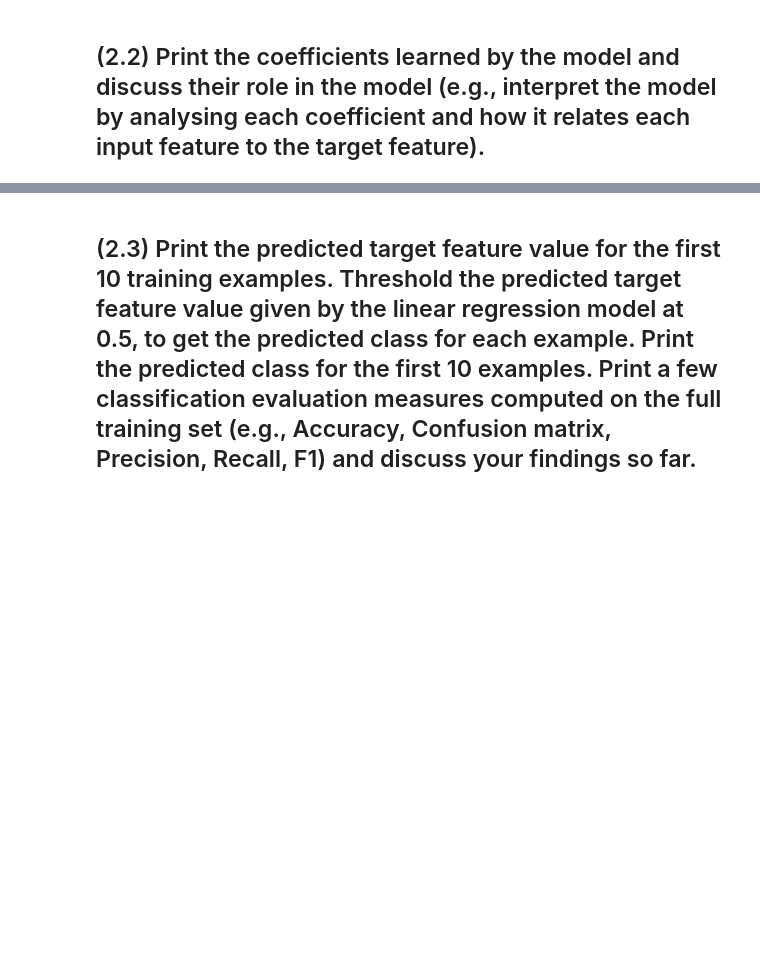
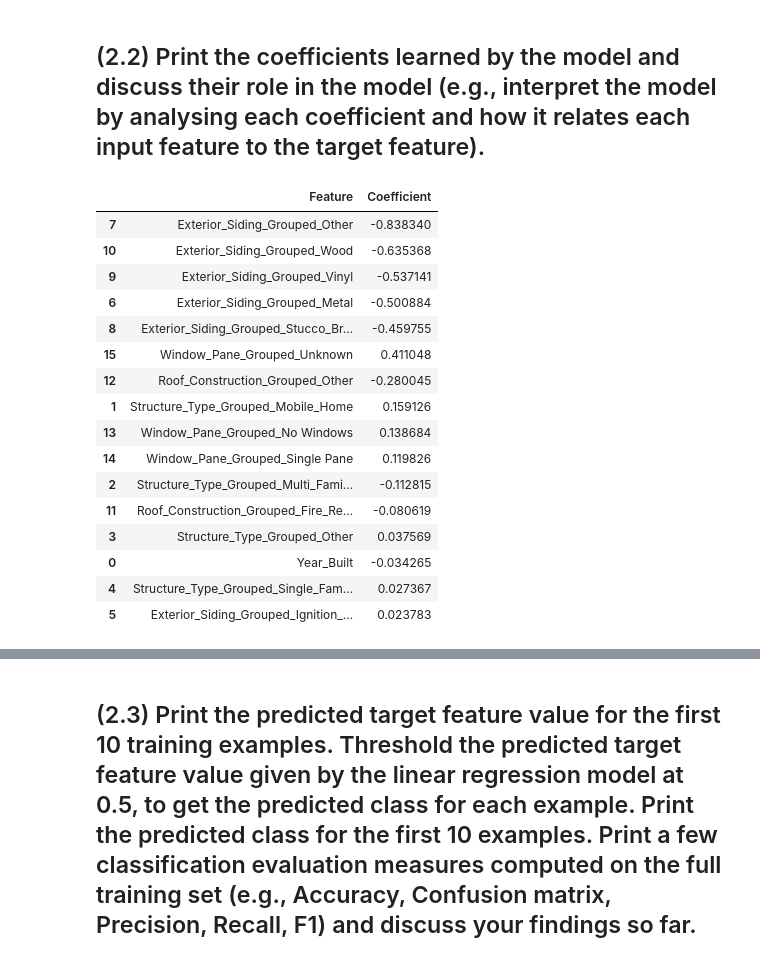
Before and after one commit to xiaoxiajin/47350DA-2, a Jupyter notebook: 2024-Homework2-Notebook.ipynb, the cells around one changed output, grey strips where cells are left out. Drawn from its saved outputs; the diff is of its cells as text; code cells hidden in the pictures; blank space fills up the shorter version.

Commit message:
20250416 linear regression

```diff
--- a/2024-Homework2-Notebook.ipynb
+++ b/2024-Homework2-Notebook.ipynb
@@ -950,0 +1152,4 @@ But they may provide different information when building the predictive model. I
+# %%
+continuous_cols = ['Year_Built']
+categorical_cols = ['Structure_Type_Grouped', 'Exterior_Siding_Grouped', 'Roof_Construction_Grouped', 'Window_Pane_Grouped']
+target_col = 'Damage_Binary'
@@ -951,2 +1158,54 @@ But they may provide different information when building the predictive model. I
+# %%
+# Standarlized Year_Built
+scaler_linreg = StandardScaler()
+X_train_cont_linreg = pd.DataFrame(
+    scaler_linreg.fit_transform(train_data[continuous_cols]),
+    columns=continuous_cols,
+    index=train_data.index
+)
+
+# For categorical columns, one-hot
+X_train_cat_linreg = pd.get_dummies(
+    train_data[categorical_cols],
+    drop_first=True,
+    dtype=int
+)
+
+# concat features
+X_train_linreg = pd.concat([X_train_cont_linreg, X_train_cat_linreg], axis=1)
+y_train_linreg = train_data[target_col]
+
+# fit model
+linreg_model = LinearRegression().fit(X_train_linreg, y_train_linreg)
 # %% [markdown]
 ## (2.2) Print the coefficients learned by the model and discuss their role in the model (e.g., interpret the model by analysing each coefficient and how it relates each input feature to the target feature).
+# %%
+# 查看每个特征的系数
+coef_df_linreg = pd.DataFrame({
+    'Feature': X_train_linreg.columns,
+    'Coefficient': linreg_model.coef_
+})
+
+# 按绝对值大小排序，便于观察重要性
+coef_df_linreg['Abs_Coefficient'] = coef_df_linreg['Coefficient'].abs()
+coef_df_linreg_sorted = coef_df_linreg.sort_values('Abs_Coefficient', ascending=False)
+
+coef_df_linreg_sorted[['Feature', 'Coefficient']]
+# %% [output]
+|  | Feature | Coefficient |
+| 7 | Exterior_Siding_Grouped_Other | -0.838340 |
+| 10 | Exterior_Siding_Grouped_Wood | -0.635368 |
+| 9 | Exterior_Siding_Grouped_Vinyl | -0.537141 |
+| 6 | Exterior_Siding_Grouped_Metal | -0.500884 |
+| 8 | Exterior_Siding_Grouped_Stucco_Br... | -0.459755 |
+| 15 | Window_Pane_Grouped_Unknown | 0.411048 |
+| 12 | Roof_Construction_Grouped_Other | -0.280045 |
+| 1 | Structure_Type_Grouped_Mobile_Home | 0.159126 |
+| 13 | Window_Pane_Grouped_No Windows | 0.138684 |
+| 14 | Window_Pane_Grouped_Single Pane | 0.119826 |
+| 2 | Structure_Type_Grouped_Multi_Fami... | -0.112815 |
+| 11 | Roof_Construction_Grouped_Fire_Re... | -0.080619 |
+| 3 | Structure_Type_Grouped_Other | 0.037569 |
+| 0 | Year_Built | -0.034265 |
+| 4 | Structure_Type_Grouped_Single_Fam... | 0.027367 |
+| 5 | Exterior_Siding_Grouped_Ignition_... | 0.023783 |
```
Also changed, not shown: parts of 51 cells of this notebook, 3 other files.
